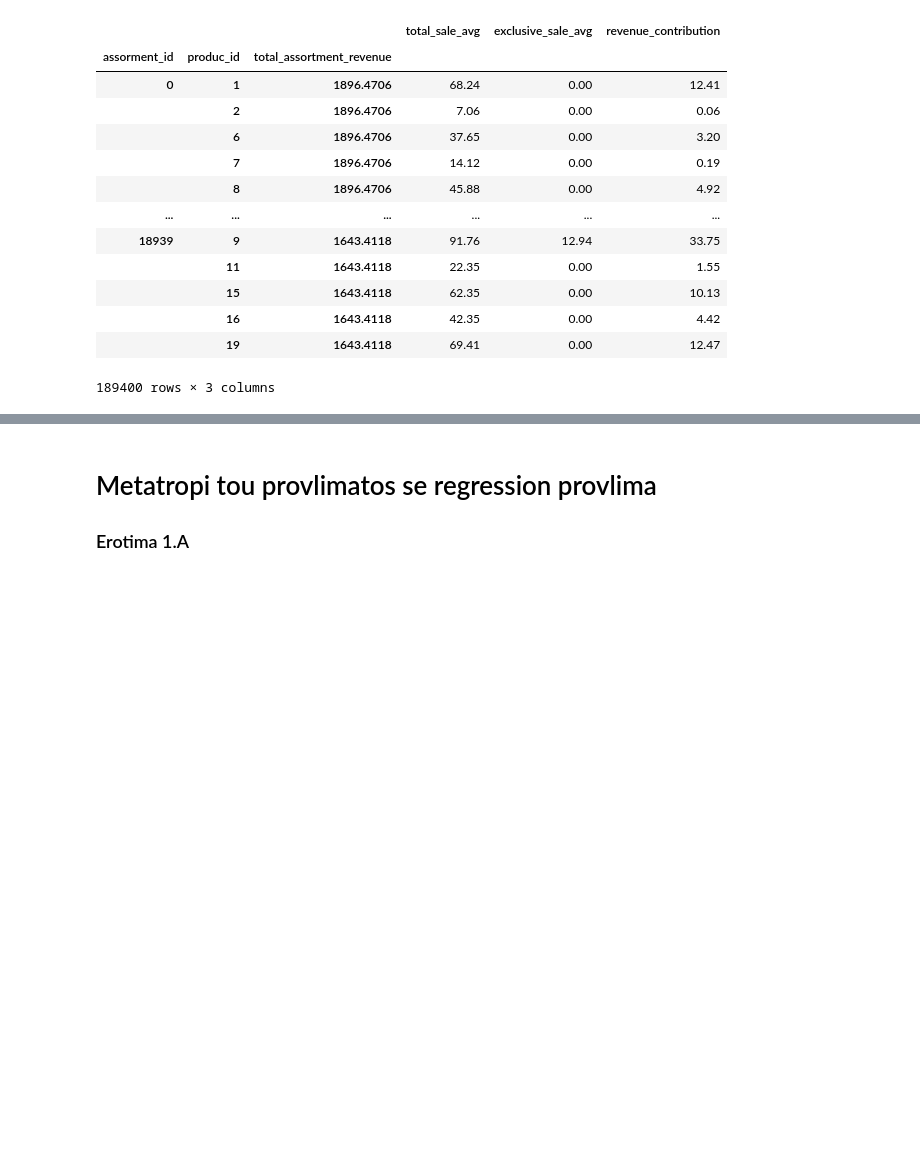
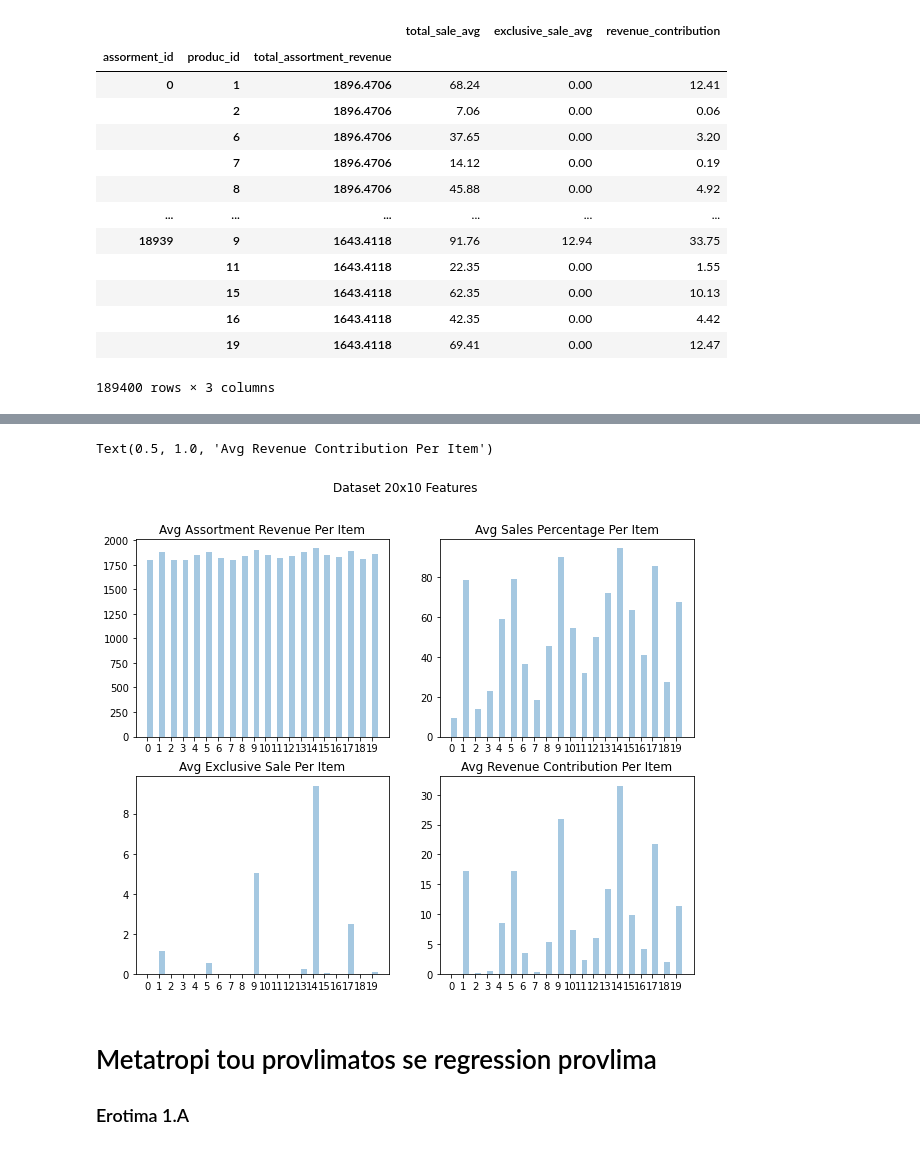
Before and after one commit to Thanasis-Kottaridis/AssortmentPlanningOptimization, a Jupyter notebook: AssortmentPlanningOptimization.ipynb, the cells around one changed output, grey strips where cells are left out. Saved outputs shown, nothing was run; the diff lists cells and outputs as text; code cells hidden in the pictures; blank space fills up the shorter version.

```diff
--- a/AssortmentPlanningOptimization.ipynb
+++ b/AssortmentPlanningOptimization.ipynb
@@ -107,0 +229,8 @@ display(clean_df_20x10)
+# %%
+stats_df_20x10 = clean_df_20x10.copy(deep=True)
+stats_df_20x10.reset_index(drop=False, inplace=True)
+stats_df_20x10.drop(columns=["assorment_id"], inplace=True)
+stats_df_20x10 = stats_df_20x10.groupby(['produc_id']).mean()
+stats_df_20x10.index = stats_df_20x10.index.map(str)
+
+stats_df_20x10
@@ -108,3 +256,26 @@ display(clean_df_20x10)
+# %%
+fig, axs = plt.subplots(2,2, figsize=(10,8))
+fig.suptitle('Dataset 20x10 Features')
+
+
+# create a bar plot for Avg Assortment Revenue
+axs[0,0].bar(stats_df_20x10.index, stats_df_20x10['total_assortment_revenue'], alpha=0.4, align='edge', width=0.5)
+axs[0,0].set_title("Avg Assortment Revenue Per Item")
+
+# create a bar plot for Avg sale_avg
+axs[0,1].bar(stats_df_20x10.index, stats_df_20x10['total_sale_avg'], alpha=0.4, align='edge', width=0.5)
+axs[0,1].set_title("Avg Sales Percentage Per Item")
+
+# create a bar plot for Avg exclusive_sale
+axs[1,0].bar(stats_df_20x10.index, stats_df_20x10['exclusive_sale_avg'], alpha=0.4, align='edge', width=0.5)
+axs[1,0].set_title("Avg Exclusive Sale Per Item")
+
+# create a bar plot for Avg revenue_contribution
+axs[1,1].bar(stats_df_20x10.index, stats_df_20x10['revenue_contribution'], alpha=0.4, align='edge', width=0.5)
+axs[1,1].set_title("Avg Revenue Contribution Per Item")
+# %% [output]
+Text(0.5, 1.0, 'Avg Revenue Contribution Per Item')
+[figure, added]
 # %% [markdown]
 # Metatropi tou provlimatos se regression provlima
 
```
Also changed, not shown: parts of 34 cells of this notebook, 2 other files.
